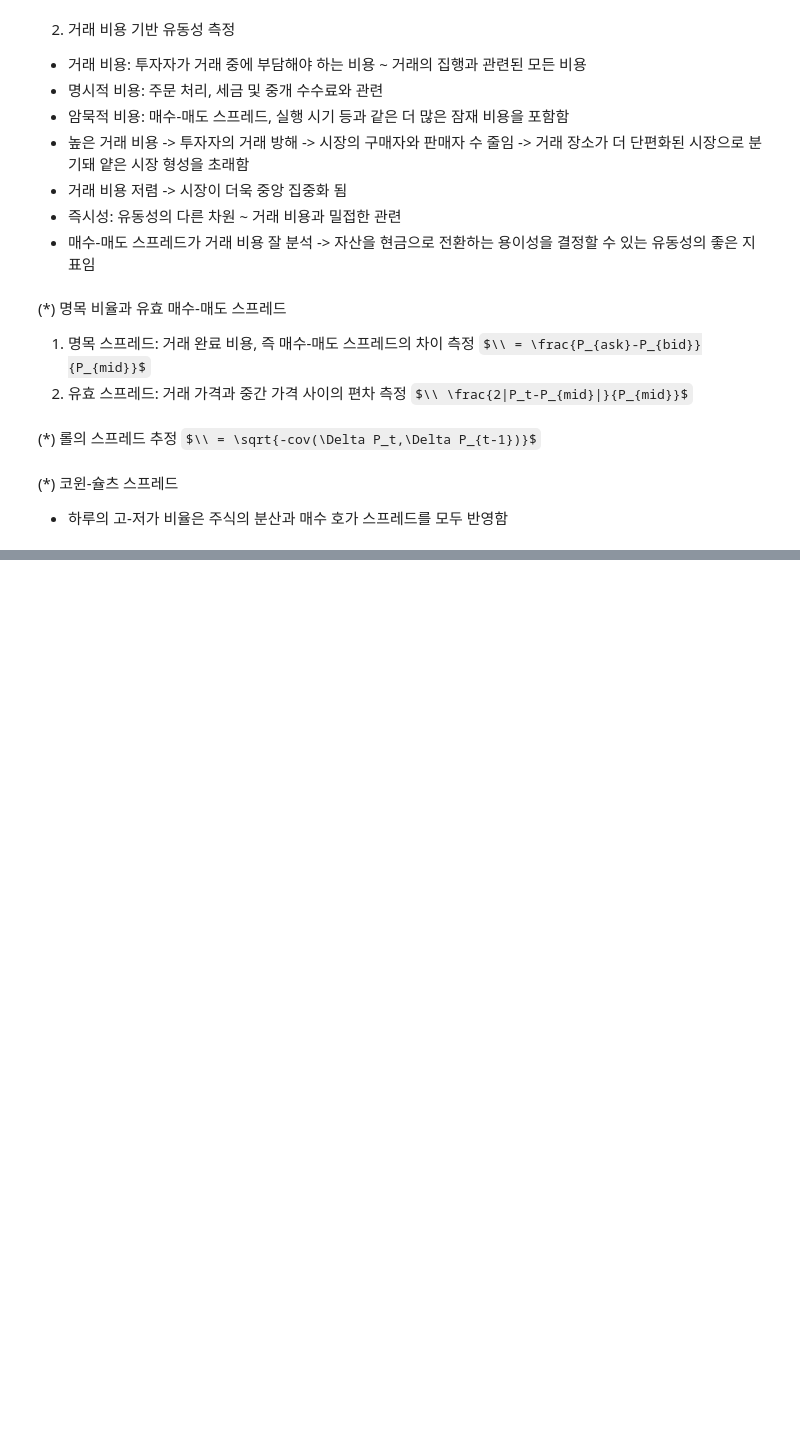
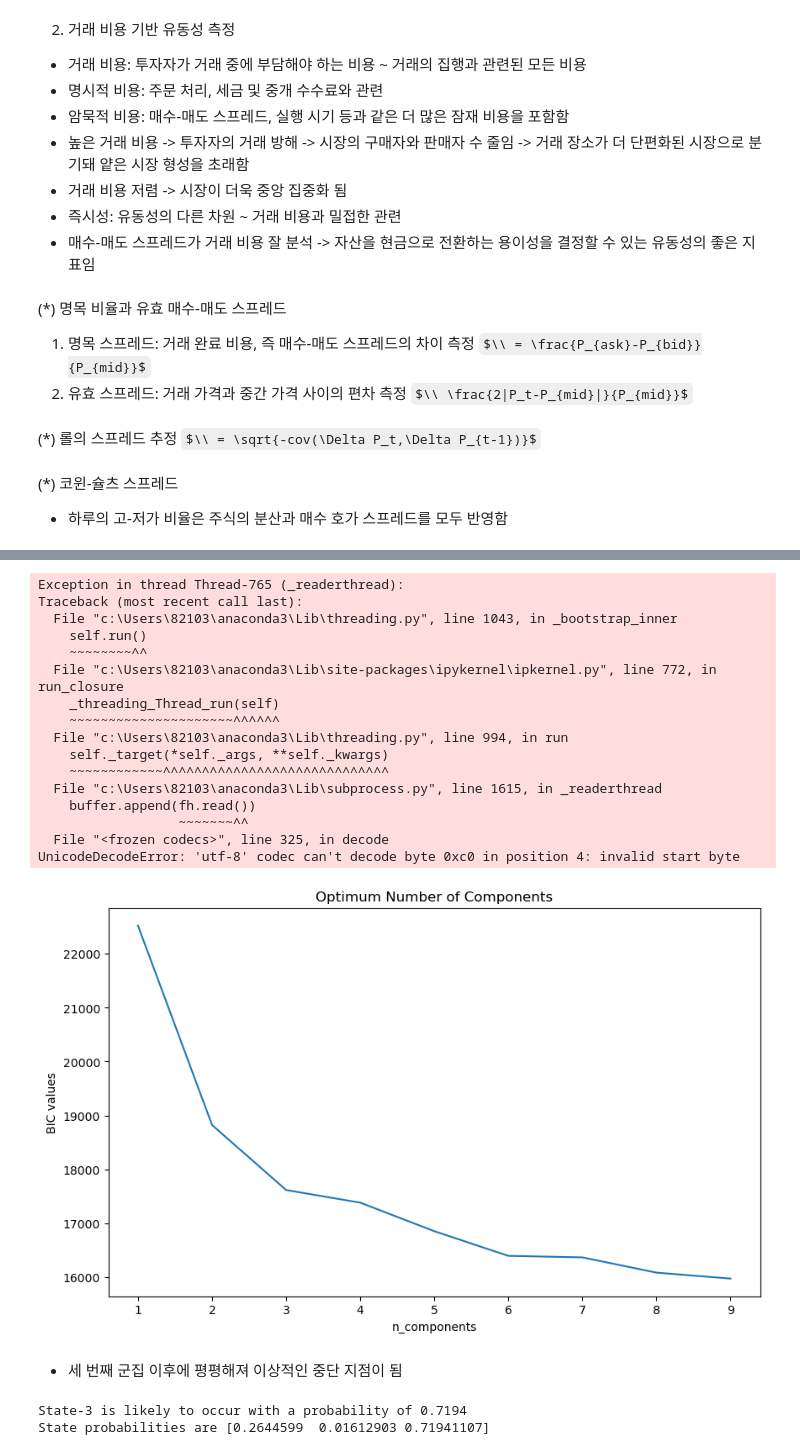
Before and after one commit to serah6057-beep/ML-For-Risk-Management, a Jupyter notebook: Ch7.ipynb, the cells around one changed output, grey strips where cells are left out. Drawn from its saved outputs; the diff is of its cells as text; code cells hidden in the pictures; some formulas as TeX source; blank space fills up the shorter version.

```diff
--- a/Ch7.ipynb
+++ b/Ch7.ipynb
@@ -158,0 +314,29 @@ liq_vol_all['CS_spread']=pd.DataFrame(CS_spread)
+# %%
+n_components=np.arange(1,10)
+# 다른 클러스터 수를 기반으로 다른 BIC 값 생성
+clusters=[GaussianMixture(n,covariance_type='spherical',random_state=0).fit(scaled_liq) for n in n_components]
+plt.plot(n_components, [m.bic(scaled_liq) for m in clusters])
+plt.title('Optimum Number of Components')
+plt.xlabel('n_components')
+plt.ylabel('BIC values')
+plt.show()
+# %% [output]
+Exception in thread Thread-765 (_readerthread):
+Traceback (most recent call last):
+  File "c:\Users\82103\anaconda3\Lib\threading.py", line 1043, in _bootstrap_inner
+    self.run()
+    ~~~~~~~~^^
+  File "c:\Users\82103\anaconda3\Lib\site-packages\ipykernel\ipkernel.py", line 772, in run_closure
+    _threading_Thread_run(self)
+    ~~~~~~~~~~~~~~~~~~~~~^^^^^^
+  File "c:\Users\82103\anaconda3\Lib\threading.py", line 994, in run
+    self._target(*self._args, **self._kwargs)
+    ~~~~~~~~~~~~^^^^^^^^^^^^^^^^^^^^^^^^^^^^^
+  File "c:\Users\82103\anaconda3\Lib\subprocess.py", line 1615, in _readerthread
+    buffer.append(fh.read())
+                  ~~~~~~~^^
+  File "<frozen codecs>", line 325, in decode
+UnicodeDecodeError: 'utf-8' codec can't decode byte 0xc0 in position 4: invalid start byte
+[figure, added]
+# %% [markdown]
+- 세 번째 군집 이후에 평평해져 이상적인 중단 지점이 됨
@@ -158,0 +361,6 @@ liq_vol_all['CS_spread']=pd.DataFrame(CS_spread)
+# %%
+state_probs=cluster_state(scaled_liq, 3)
+print(f'State probabilities are {state_probs.mean(axis=0)}')
+# %% [output]
+State-3 is likely to occur with a probability of 0.7194
+State probabilities are [0.2644599  0.01612903 0.71941107]
```
Also changed, not shown: parts of 32 cells of this notebook.
